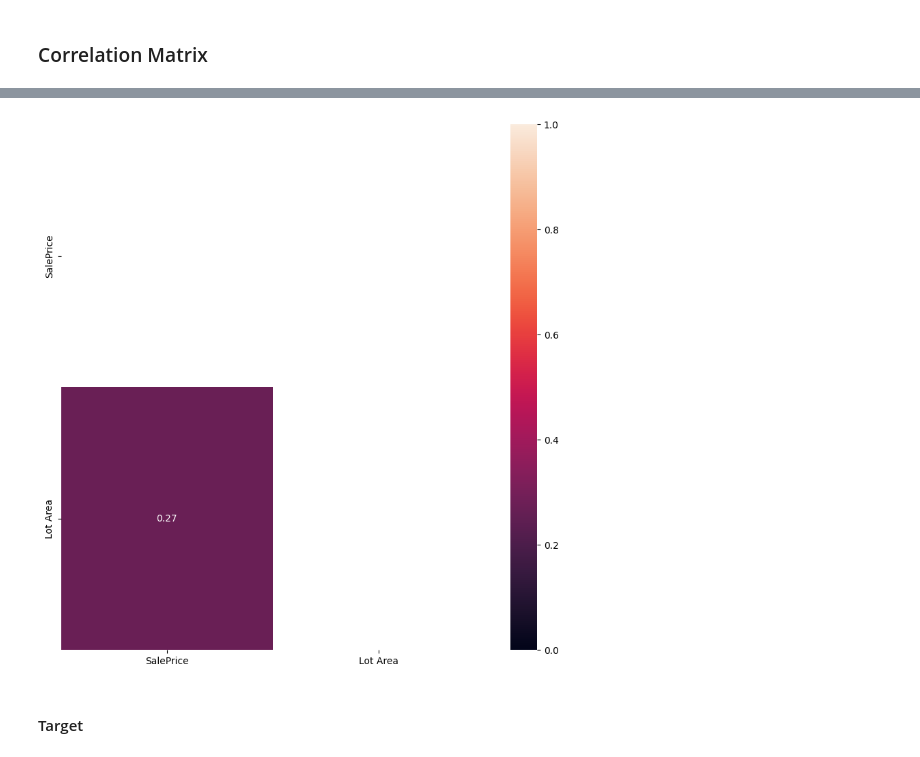
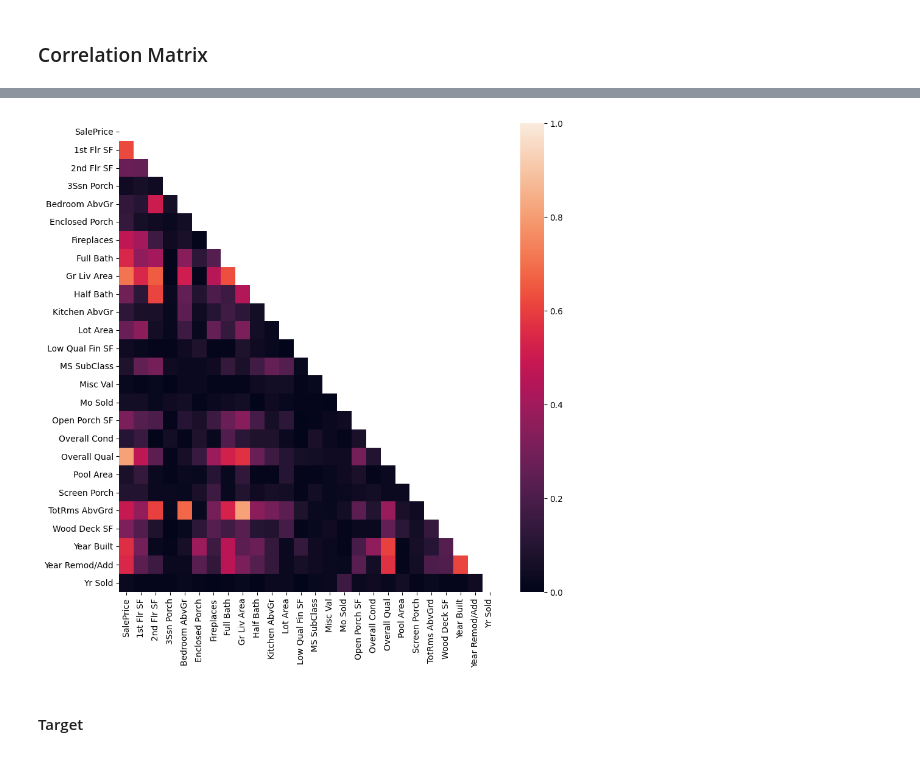
Before and after one commit to rwcitek/Data-Science-Portfolio-C21, a Jupyter notebook: Projects/Project-2/Housing.pass-02.ipynb, the cells around one changed output, grey strips where cells are left out. Cells and saved outputs as stored; diff of their text form; code cells hidden in the pictures.

```diff
--- a/Projects/Project-2/Housing.pass-02.ipynb
+++ b/Projects/Project-2/Housing.pass-02.ipynb
@@ -361,0 +366,3 @@ Numerical. No nulls. Lots of unique values.
+# %%
+foo = sorted(list(set(int_df.nunique().sort_values().index) - set(cols_drop) - set([target])))
+foo
@@ -362,4 +387,4 @@ Numerical. No nulls. Lots of unique values.
 # %%
-features = ["Lot Area"]
+features = foo
 features
 # %% [output]
@@ -413,13 +500,13 @@ lower_triangle_corr
 # %%
 plt.figure(figsize=(10,10))
 sns.heatmap(
     data=lower_triangle_corr,
-    annot=True,
+    annot=False,
     vmin=0,
     vmax=1,
 ) ;
 # %% [output]
-[figure, old version]
+[figure, new version]
 # %% [markdown]
 #### Target
 # %%
```
Also changed, not shown: parts of 17 cells of this notebook.
